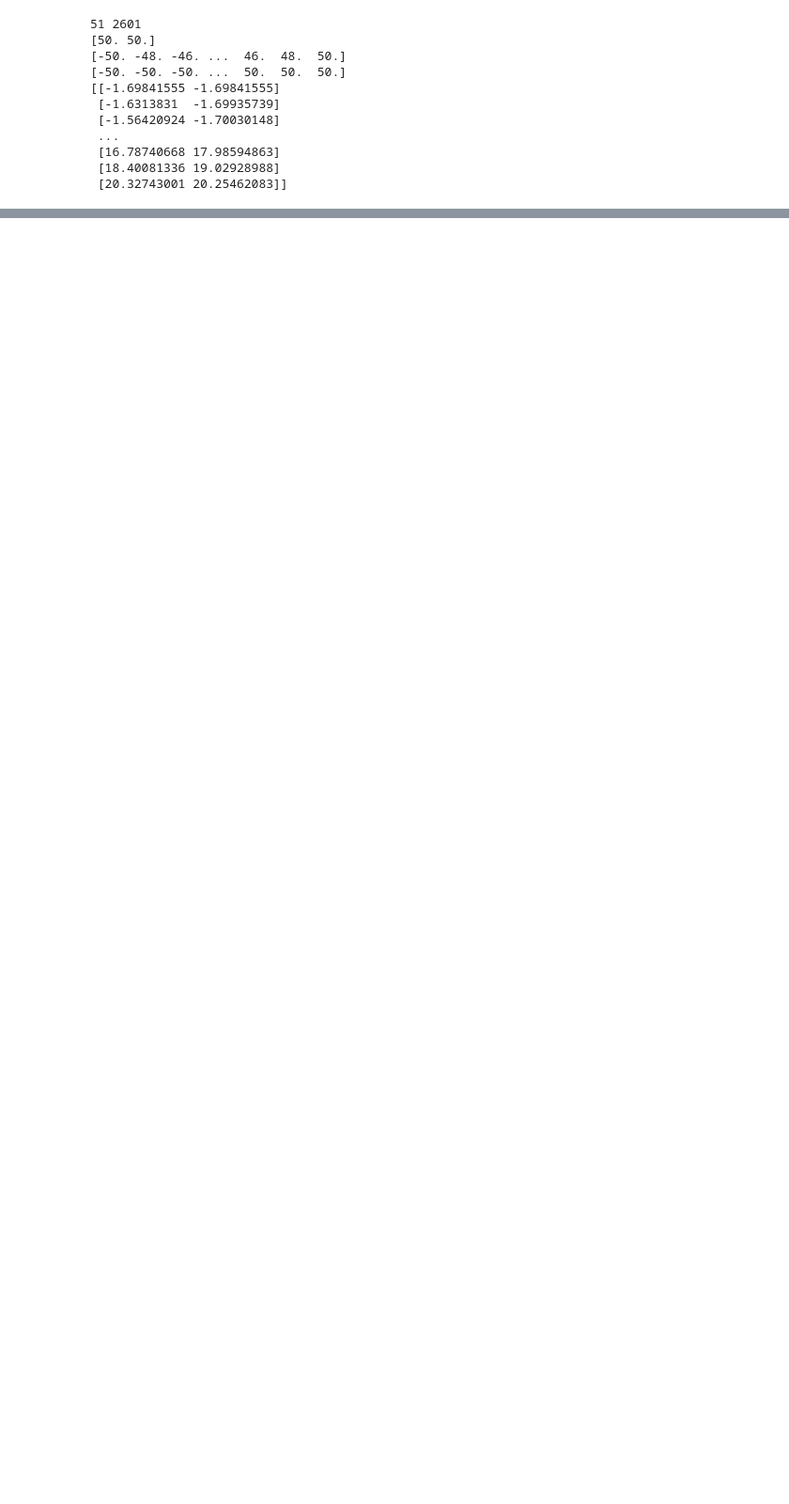
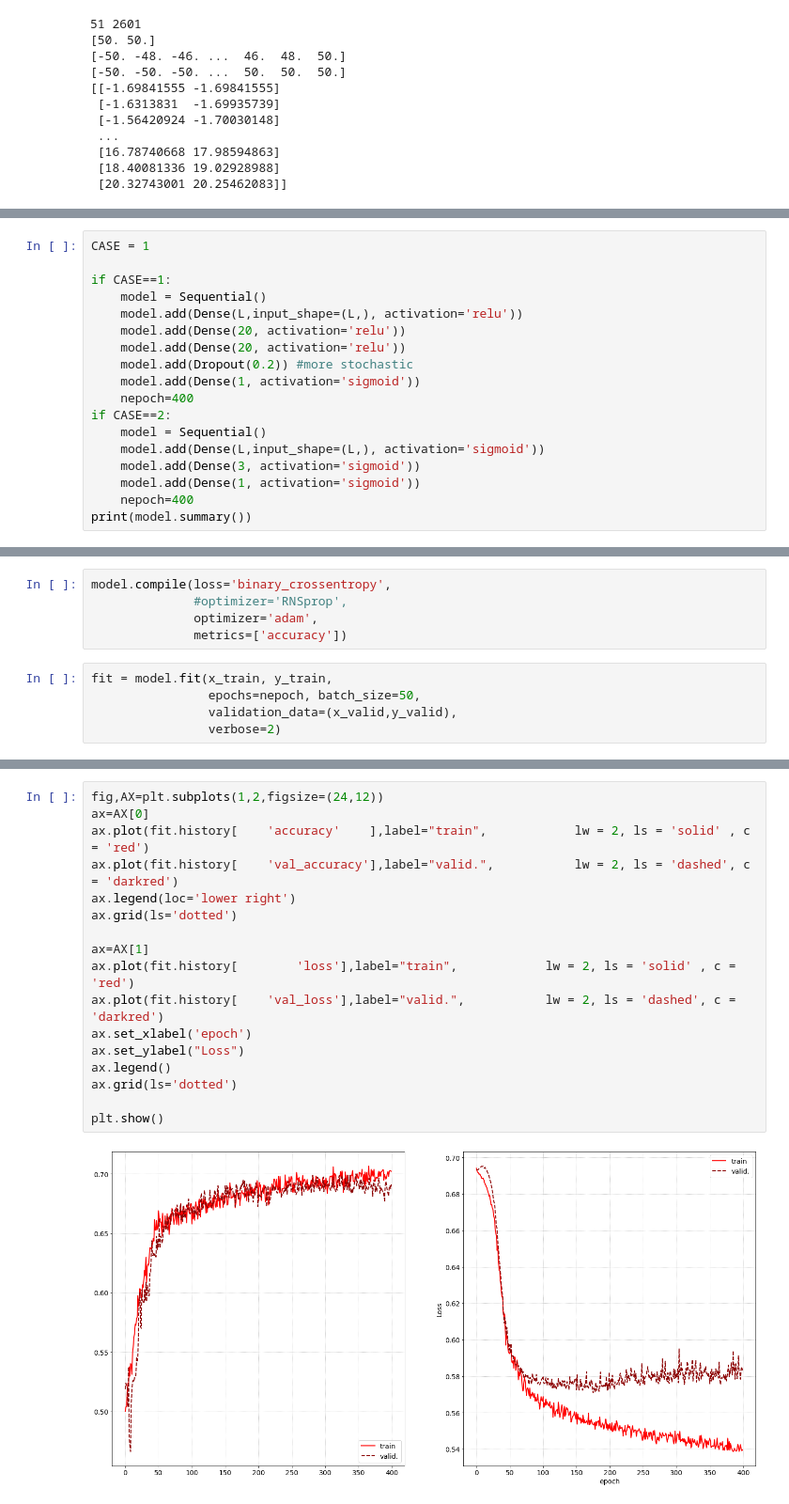
Before and after one commit to aidinattar/LoCP_MODB, a Jupyter notebook: Week2/exercises2.ipynb, the cells around one changed output, grey strips where cells are left out. Shown at 94% size. Cells and saved outputs as stored; diff of their text form; blank space fills up the shorter version.

```diff
--- a/Week2/exercises2.ipynb
+++ b/Week2/exercises2.ipynb
@@ -816,0 +937,18 @@ plt.show()
+# %%
+CASE = 1
+
+if CASE==1:
+    model = Sequential()
+    model.add(Dense(L,input_shape=(L,), activation='relu'))
+    model.add(Dense(20, activation='relu'))
+    model.add(Dense(20, activation='relu'))
+    model.add(Dropout(0.2)) #more stochastic
+    model.add(Dense(1, activation='sigmoid'))
+    nepoch=400
+if CASE==2:
+    model = Sequential()
+    model.add(Dense(L,input_shape=(L,), activation='sigmoid'))
+    model.add(Dense(3, activation='sigmoid'))
+    model.add(Dense(1, activation='sigmoid'))
+    nepoch=400
+print(model.summary())
@@ -816,0 +976,10 @@ plt.show()
+# %%
+model.compile(loss='binary_crossentropy',
+              #optimizer='RNSprop',
+              optimizer='adam',
+              metrics=['accuracy'])
+# %%
+fit = model.fit(x_train, y_train,
+                epochs=nepoch, batch_size=50,
+                validation_data=(x_valid,y_valid),
+                verbose=2)
@@ -816,0 +1004,19 @@ plt.show()
+# %%
+fig,AX=plt.subplots(1,2,figsize=(24,12))
+ax=AX[0]
+ax.plot(fit.history[    'accuracy'    ],label="train",            lw = 2, ls = 'solid' , c = 'red')
+ax.plot(fit.history[    'val_accuracy'],label="valid.",           lw = 2, ls = 'dashed', c = 'darkred')
+ax.legend(loc='lower right')
+ax.grid(ls='dotted')
+
+ax=AX[1]
+ax.plot(fit.history[        'loss'],label="train",            lw = 2, ls = 'solid' , c = 'red')
+ax.plot(fit.history[    'val_loss'],label="valid.",           lw = 2, ls = 'dashed', c = 'darkred')
+ax.set_xlabel('epoch')
+ax.set_ylabel("Loss")
+ax.legend()
+ax.grid(ls='dotted')
+
+plt.show()
+# %% [output]
+[figure, added]
```
Also changed, not shown: parts of 18 cells of this notebook, 2 other files.
